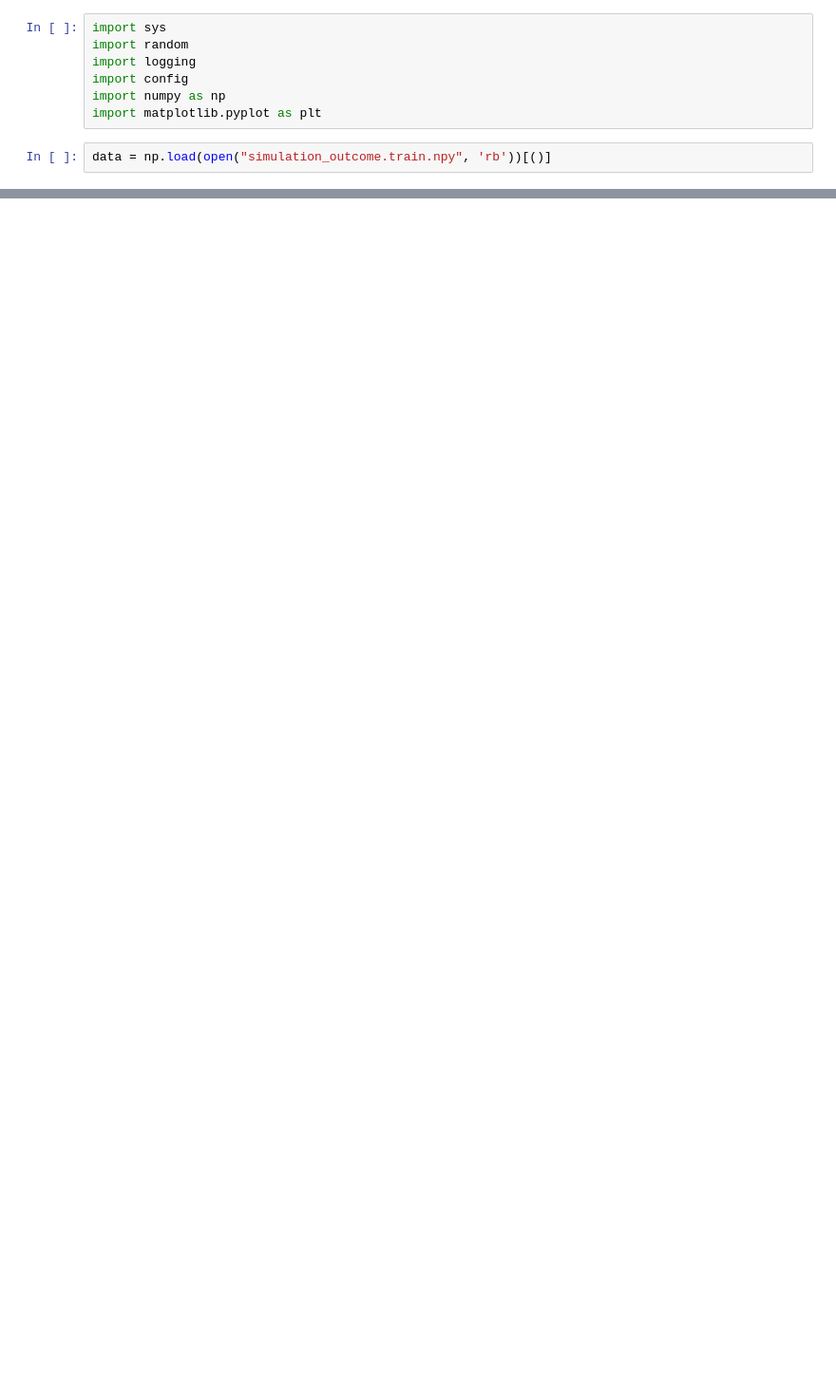
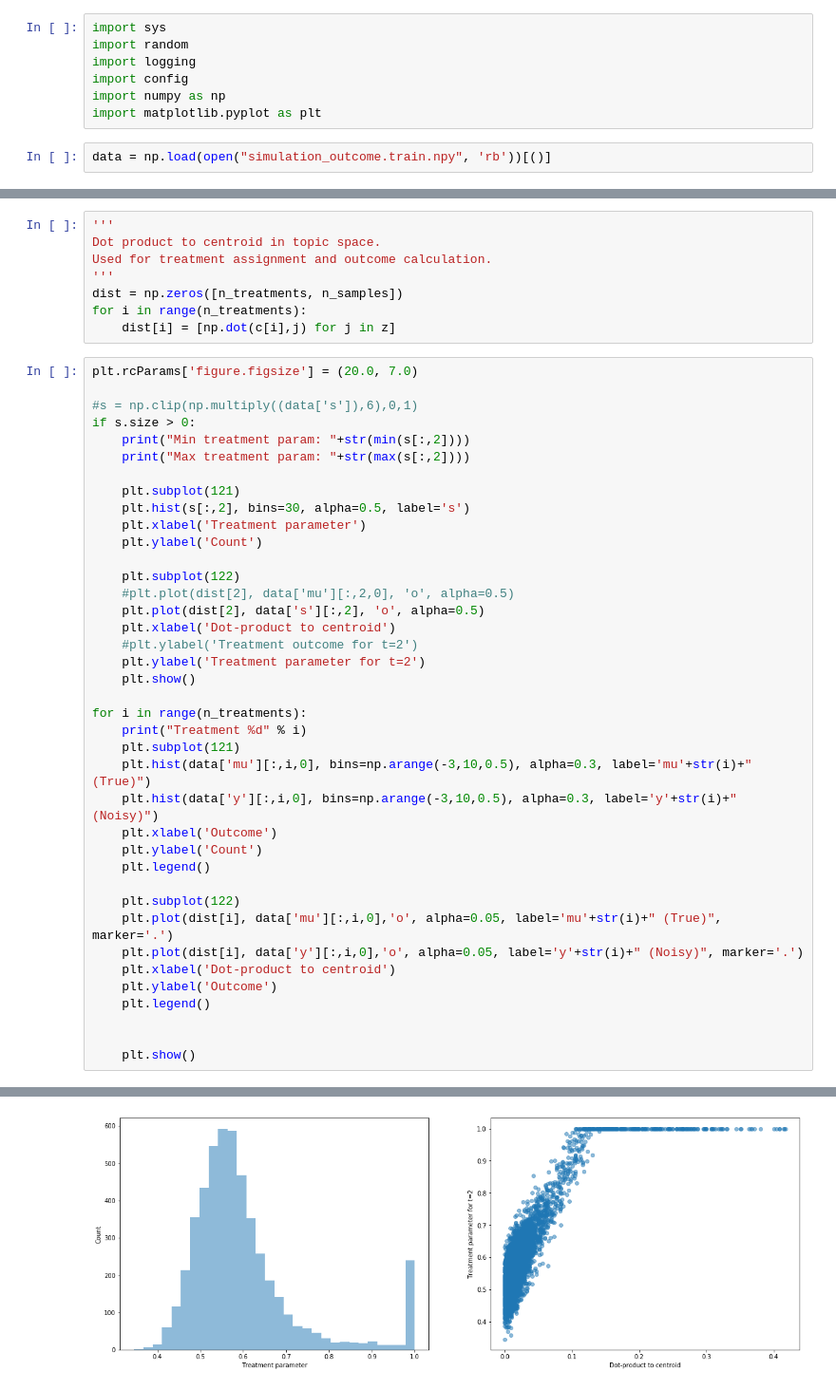
Before and after one commit to a1247418/multiParamNewsBenchmark, a Jupyter notebook: analysis.ipynb, the cells around one changed output, grey strips where cells are left out. Shown: that part at 95% size. Drawn from its saved outputs; the diff is of its cells as text; blank space fills up the shorter version.

Commit message:
Readme & Comments update
Added comments, extended readme, did some small adjustments, and fixed
treatment strength generation

```diff
--- a/analysis.ipynb
+++ b/analysis.ipynb
@@ -30,0 +46,48 @@ plt.show()
+# %%
+'''
+Dot product to centroid in topic space.
+Used for treatment assignment and outcome calculation.
+'''
+dist = np.zeros([n_treatments, n_samples])
+for i in range(n_treatments):
+    dist[i] = [np.dot(c[i],j) for j in z]
+# %%
+plt.rcParams['figure.figsize'] = (20.0, 7.0)
+
+#s = np.clip(np.multiply((data['s']),6),0,1)
+if s.size > 0:
+    print("Min treatment param: "+str(min(s[:,2])))
+    print("Max treatment param: "+str(max(s[:,2])))
+
+    plt.subplot(121)
+    plt.hist(s[:,2], bins=30, alpha=0.5, label='s')
+    plt.xlabel('Treatment parameter')
+    plt.ylabel('Count')
+
+    plt.subplot(122)
+    #plt.plot(dist[2], data['mu'][:,2,0], 'o', alpha=0.5)
+    plt.plot(dist[2], data['s'][:,2], 'o', alpha=0.5)
+    plt.xlabel('Dot-product to centroid')
+    #plt.ylabel('Treatment outcome for t=2')
+    plt.ylabel('Treatment parameter for t=2')
+    plt.show()
+
+for i in range(n_treatments):
+    print("Treatment %d" % i)
+    plt.subplot(121)
+    plt.hist(data['mu'][:,i,0], bins=np.arange(-3,10,0.5), alpha=0.3, label='mu'+str(i)+" (True)")
+    plt.hist(data['y'][:,i,0], bins=np.arange(-3,10,0.5), alpha=0.3, label='y'+str(i)+" (Noisy)")
+    plt.xlabel('Outcome')
+    plt.ylabel('Count')
+    plt.legend()
+
+    plt.subplot(122)
+    plt.plot(dist[i], data['mu'][:,i,0],'o', alpha=0.05, label='mu'+str(i)+" (True)", marker='.')
+    plt.plot(dist[i], data['y'][:,i,0],'o', alpha=0.05, label='y'+str(i)+" (Noisy)", marker='.')
+    plt.xlabel('Dot-product to centroid')
+    plt.ylabel('Outcome')
+    plt.legend()
+
+
+    plt.show()
+# %% [output]
@@ -30,0 +96 @@ plt.show()
+[figure, added]
```
Also changed, not shown: parts of 7 cells of this notebook, 5 other files.
